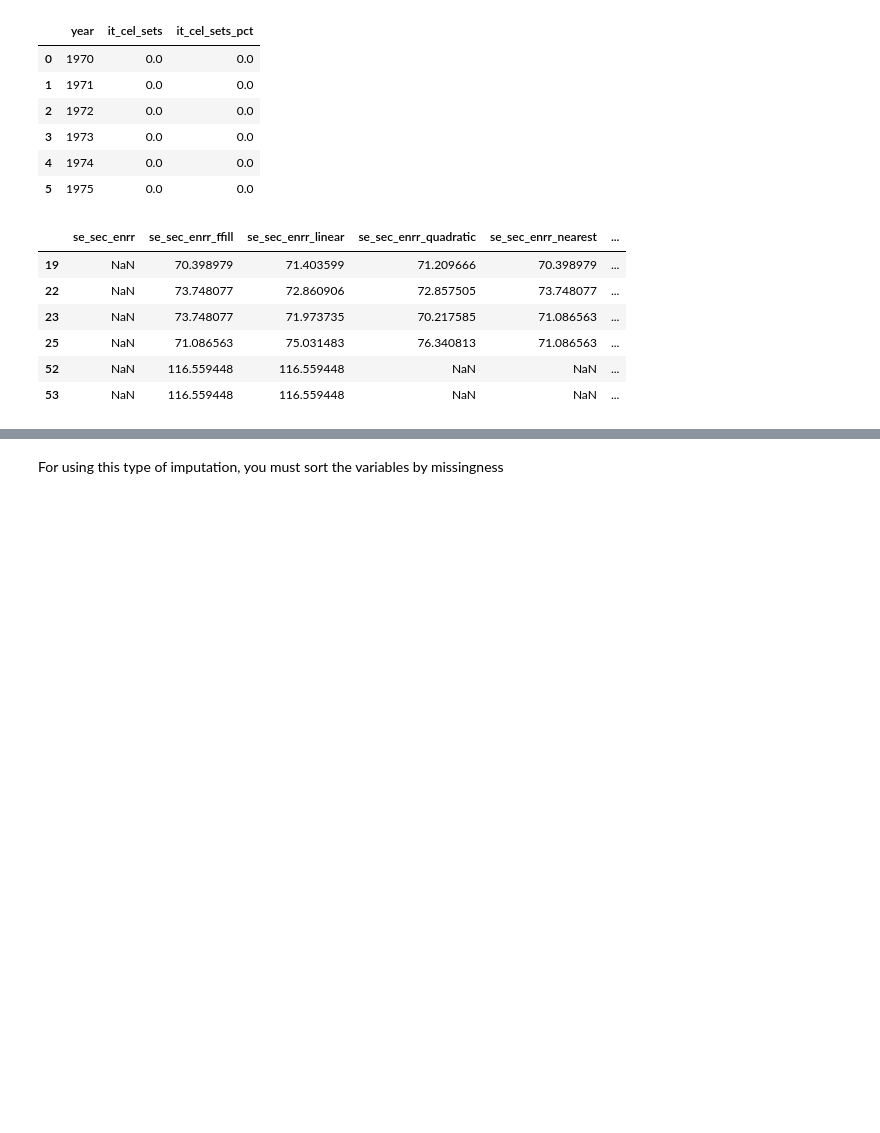
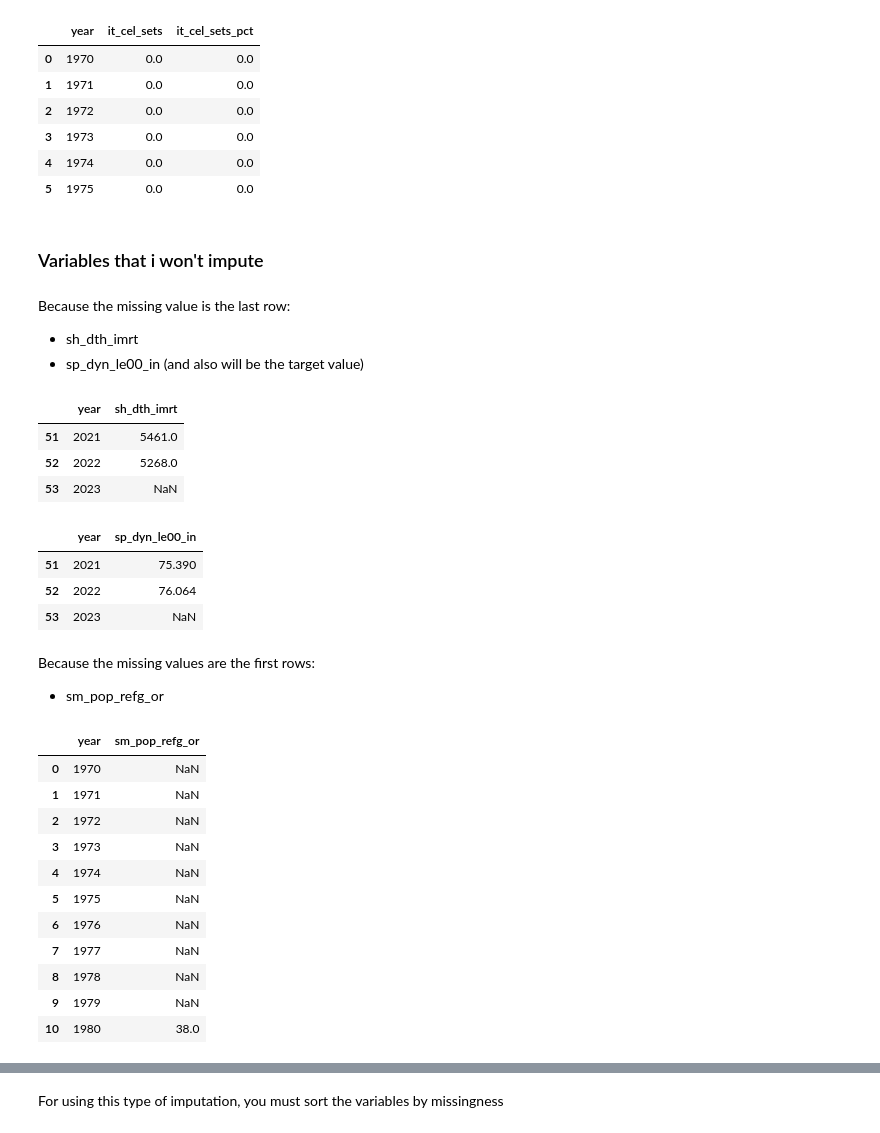
Before and after one commit to alejo-cuello/research-on-argentina, a Jupyter notebook: notebooks/0.2-alejo-impute_data.ipynb, the cells around one changed output, grey strips where cells are left out. Cells and saved outputs as stored; diff of their text form; code cells hidden in the pictures; blank space fills up the shorter version.

```diff
--- a/notebooks/0.2-alejo-impute_data.ipynb
+++ b/notebooks/0.2-alejo-impute_data.ipynb
@@ -167,24 +177,43 @@ arg_di_df[['year','it_cel_sets','it_cel_sets_pct']].head(6)
 | 3 | 1973 | 0.0 | 0.0 |
 | 4 | 1974 | 0.0 | 0.0 |
 | 5 | 1975 | 0.0 | 0.0 |
-# %%
-arg_di_df[columns_with_missing_values[4] + "_ffill"] = arg_di_df[columns_with_missing_values[4]].ffill()
-arg_di_df[columns_with_missing_values[4] + "_bfill"] = arg_di_df[columns_with_missing_values[4]].bfill()
-arg_di_df[columns_with_missing_values[4] + "_linear"] = arg_di_df[columns_with_missing_values[4]].interpolate(method="linear")
-arg_di_df[columns_with_missing_values[4] + "_quadratic"] = arg_di_df[columns_with_missing_values[4]].interpolate(method="quadratic")
-arg_di_df[columns_with_missing_values[4] + "_nearest"] = arg_di_df[columns_with_missing_values[4]].interpolate(method="nearest")
-
-arg_di_df[arg_di_df[columns_with_missing_values[4]].isna()][[columns_with_missing_values[4],
-                             columns_with_missing_values[4] + "_ffill",
-                             columns_with_missing_values[4] + "_linear",
-                            columns_with_missing_values[4] + "_quadratic",
-                            columns_with_missing_values[4] + "_nearest",
-                            columns_with_missing_values[4] + "_bfill"]]
-# %% [output]
-|  | se_sec_enrr | se_sec_enrr_ffill | se_sec_enrr_linear | se_sec_enrr_quadratic | se_sec_enrr_nearest | ... |
-| 19 | NaN | 70.398979 | 71.403599 | 71.209666 | 70.398979 | ... |
-| 22 | NaN | 73.748077 | 72.860906 | 72.857505 | 73.748077 | ... |
-| 23 | NaN | 73.748077 | 71.973735 | 70.217585 | 71.086563 | ... |
-| 25 | NaN | 71.086563 | 75.031483 | 76.340813 | 71.086563 | ... |
-| 52 | NaN | 116.559448 | 116.559448 | NaN | NaN | ... |
-| 53 | NaN | 116.559448 | 116.559448 | NaN | NaN | ... |
+# %% [markdown]
+### Variables that i won't impute
+# %% [markdown]
+Because the missing value is the last row:
+
+- sh_dth_imrt
+- sp_dyn_le00_in (and also will be the target value)
+# %%
+arg_di_df[["year","sh_dth_imrt"]].tail(3)
+# %% [output]
+|  | year | sh_dth_imrt |
+| 51 | 2021 | 5461.0 |
+| 52 | 2022 | 5268.0 |
+| 53 | 2023 | NaN |
+# %%
+arg_di_df[["year","sp_dyn_le00_in"]].tail(3)
+# %% [output]
+|  | year | sp_dyn_le00_in |
+| 51 | 2021 | 75.390 |
+| 52 | 2022 | 76.064 |
+| 53 | 2023 | NaN |
+# %% [markdown]
+Because the missing values are the first rows:
+
+- sm_pop_refg_or
+# %%
+arg_di_df.loc[:10][["year","sm_pop_refg_or"]]
+# %% [output]
+|  | year | sm_pop_refg_or |
+| 0 | 1970 | NaN |
+| 1 | 1971 | NaN |
+| 2 | 1972 | NaN |
+| 3 | 1973 | NaN |
+| 4 | 1974 | NaN |
+| 5 | 1975 | NaN |
+| 6 | 1976 | NaN |
+| 7 | 1977 | NaN |
+| 8 | 1978 | NaN |
+| 9 | 1979 | NaN |
+| 10 | 1980 | 38.0 |
```
Also changed, not shown: parts of 17 cells of this notebook.
